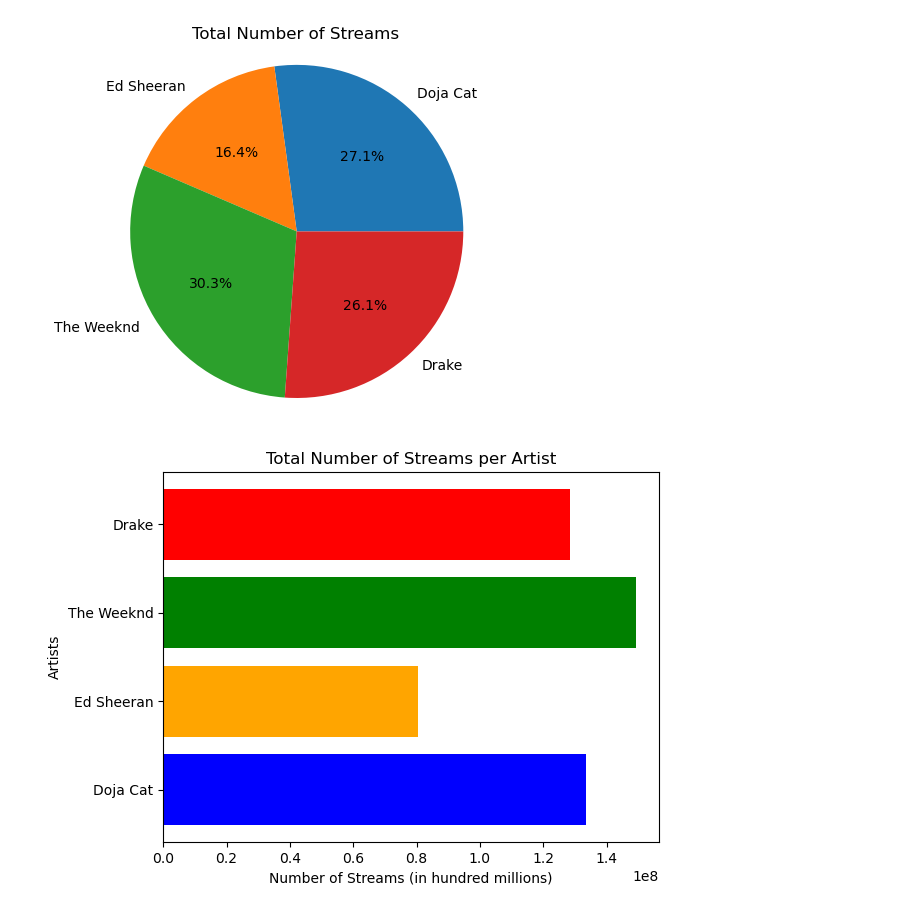
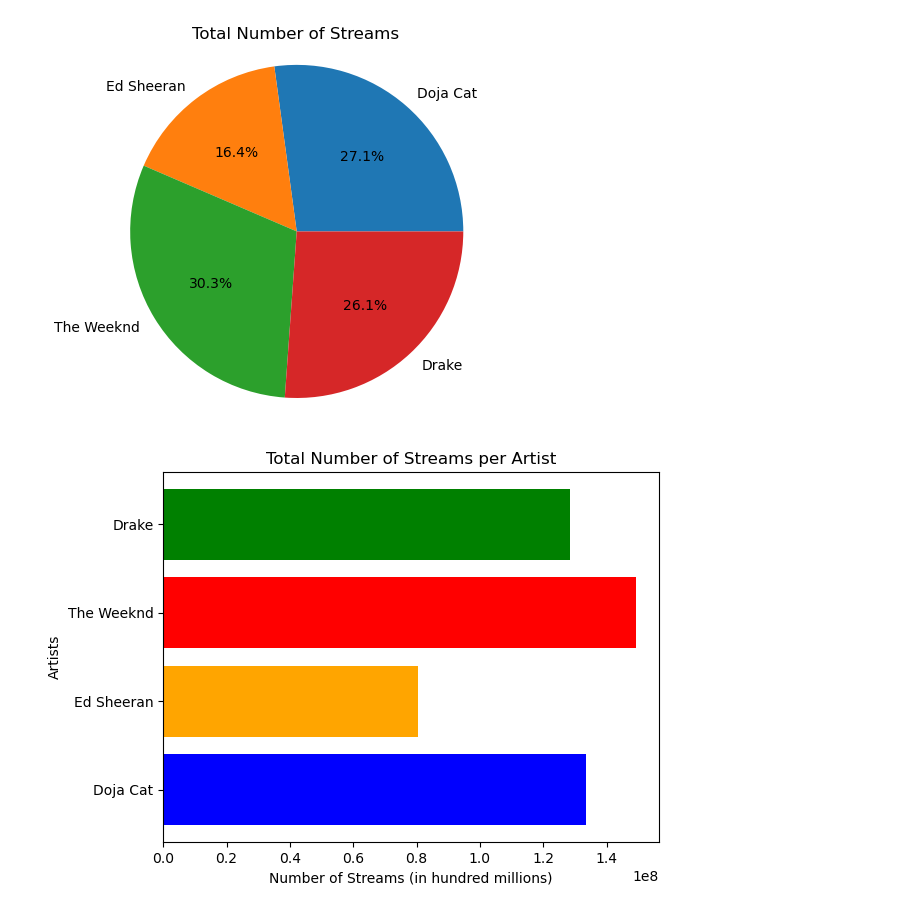
Before and after one commit to AoSxOrca/Project-1, a Jupyter notebook: project1_sewit-notebook.ipynb, the cells around one changed output. Saved outputs shown, nothing was run; the diff lists cells and outputs as text; code cells hidden in the pictures.

Commit message:
total charted graphs

```diff
--- a/project1_sewit-notebook.ipynb
+++ b/project1_sewit-notebook.ipynb
@@ -187,14 +187,14 @@ plt.show()
 [figure]
 # %%
 # create bar graph to compare total number of streams across artists
-plt.barh(artists, streams, color=("Blue", "Orange", "Green", "Red"))
+plt.barh(artists, streams, color=("Blue", "Orange", "Red", "Green"))
 plt.title("Total Number of Streams per Artist")
 plt.ylabel("Artists")
 plt.xlabel("Number of Streams (in hundred millions)")
 plt.show()
 #plt.savefig("totalstreams_horizbarchart.png")
 # %% [output]
-[figure, old version]
+[figure, new version]
 # %%
 # create bar graph to compare total number of times charted per artists
 totaltimes_charted_byartist = [doja_times_charted, ed_sheeran_times_charted, the_weeknd_times_charted, drake_times_charted]
```
Also changed, not shown: parts of 1 cell of this notebook, 1 other file.
